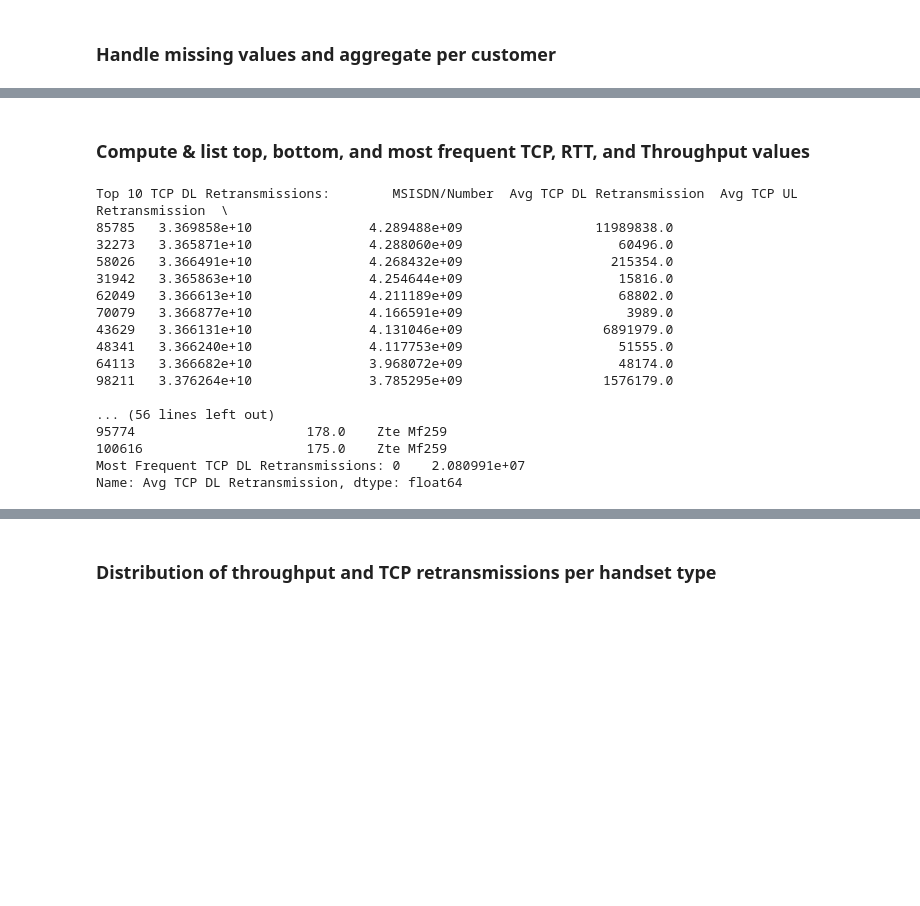
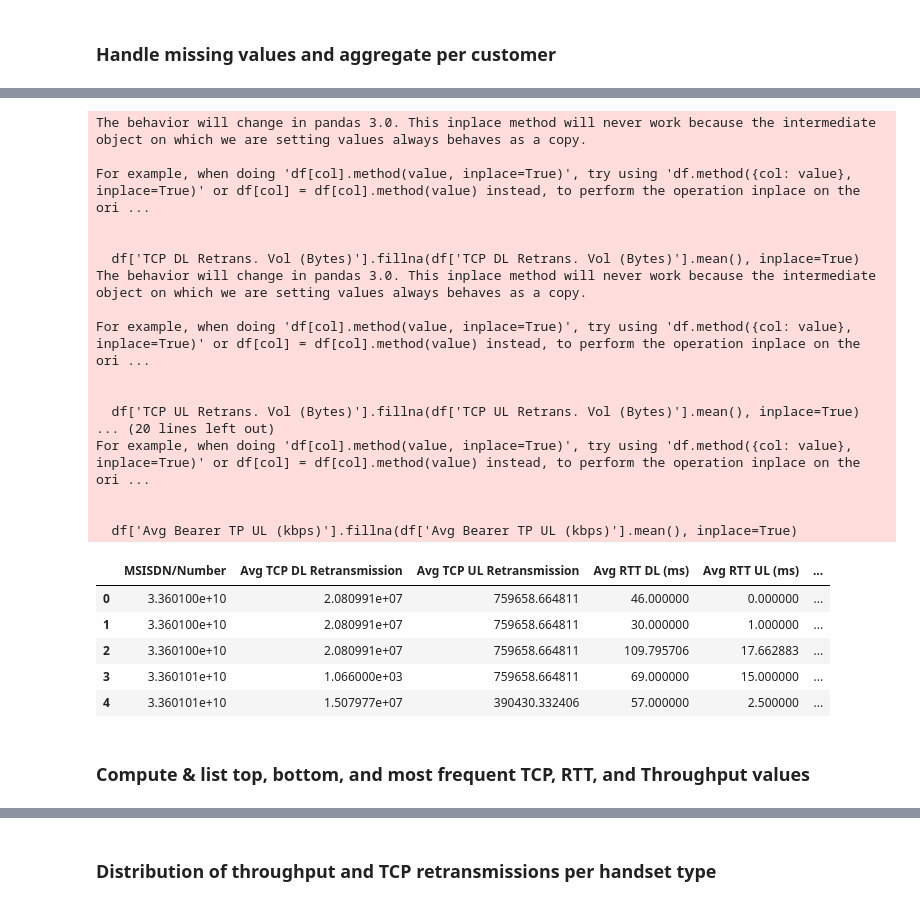
Before and after one commit to yohannestayez/Telecommunication-dataset-analysis, a Jupyter notebook: notebooks/Task3.ipynb, the cells around one changed output, grey strips where cells are left out. Cells and saved outputs as stored; diff of their text form; code cells hidden in the pictures; blank space fills up the shorter version.

```diff
--- a/notebooks/Task3.ipynb
+++ b/notebooks/Task3.ipynb
@@ -134,36 +41,29 @@ For example, when doing 'df[col].method(value, inplace=True)', try using 'df.met
+# %%
+agg_data = process_telecom_data(df)
+display(agg_data.head())
+# %% [output]
+The behavior will change in pandas 3.0. This inplace method will never work because the intermediate object on which we are setting values always behaves as a copy.
+
+For example, when doing 'df[col].method(value, inplace=True)', try using 'df.method({col: value}, inplace=True)' or df[col] = df[col].method(value) instead, to perform the operation inplace on the ori ...
+
+
+  df['TCP DL Retrans. Vol (Bytes)'].fillna(df['TCP DL Retrans. Vol (Bytes)'].mean(), inplace=True)
+The behavior will change in pandas 3.0. This inplace method will never work because the intermediate object on which we are setting values always behaves as a copy.
+
+For example, when doing 'df[col].method(value, inplace=True)', try using 'df.method({col: value}, inplace=True)' or df[col] = df[col].method(value) instead, to perform the operation inplace on the ori ...
+
+
+  df['TCP UL Retrans. Vol (Bytes)'].fillna(df['TCP UL Retrans. Vol (Bytes)'].mean(), inplace=True)
+... (20 lines left out)
+For example, when doing 'df[col].method(value, inplace=True)', try using 'df.method({col: value}, inplace=True)' or df[col] = df[col].method(value) instead, to perform the operation inplace on the ori ...
+
+
+  df['Avg Bearer TP UL (kbps)'].fillna(df['Avg Bearer TP UL (kbps)'].mean(), inplace=True)
+|  | MSISDN/Number | Avg TCP DL Retransmission | Avg TCP UL Retransmission | Avg RTT DL (ms) | Avg RTT UL (ms) | ... |
+| 0 | 3.360100e+10 | 2.080991e+07 | 759658.664811 | 46.000000 | 0.000000 | ... |
+| 1 | 3.360100e+10 | 2.080991e+07 | 759658.664811 | 30.000000 | 1.000000 | ... |
+| 2 | 3.360100e+10 | 2.080991e+07 | 759658.664811 | 109.795706 | 17.662883 | ... |
+| 3 | 3.360101e+10 | 1.066000e+03 | 759658.664811 | 69.000000 | 15.000000 | ... |
+| 4 | 3.360101e+10 | 1.507977e+07 | 390430.332406 | 57.000000 | 2.500000 | ... |
 # %% [markdown]
 ### Compute & list top, bottom, and most frequent TCP, RTT, and Throughput values
-# %%
-
-# Task 3.2 -
-
-# Top 10 TCP values
-top_tcp_dl = agg_data.nlargest(10, 'Avg TCP DL Retransmission')
-bottom_tcp_dl = agg_data.nsmallest(10, 'Avg TCP DL Retransmission')
-most_frequent_tcp_dl = agg_data['Avg TCP DL Retransmission'].mode()
-
-top_tcp_ul = agg_data.nlargest(10, 'Avg TCP UL Retransmission')
-bottom_tcp_ul = agg_data.nsmallest(10, 'Avg TCP UL Retransmission')
-most_frequent_tcp_ul = agg_data['Avg TCP UL Retransmission'].mode()
-
-print("Top 10 TCP DL Retransmissions:", top_tcp_dl)
-print("Bottom 10 TCP DL Retransmissions:", bottom_tcp_dl)
-print("Most Frequent TCP DL Retransmissions:", most_frequent_tcp_dl)
-# %% [output]
-Top 10 TCP DL Retransmissions:        MSISDN/Number  Avg TCP DL Retransmission  Avg TCP UL Retransmission  \
-85785   3.369858e+10               4.289488e+09                 11989838.0
-32273   3.365871e+10               4.288060e+09                    60496.0
-58026   3.366491e+10               4.268432e+09                   215354.0
-31942   3.365863e+10               4.254644e+09                    15816.0
-62049   3.366613e+10               4.211189e+09                    68802.0
-70079   3.366877e+10               4.166591e+09                     3989.0
-43629   3.366131e+10               4.131046e+09                  6891979.0
-48341   3.366240e+10               4.117753e+09                    51555.0
-64113   3.366682e+10               3.968072e+09                    48174.0
-98211   3.376264e+10               3.785295e+09                  1576179.0
-
-... (56 lines left out)
-95774                      178.0    Zte Mf259
-100616                     175.0    Zte Mf259
-Most Frequent TCP DL Retransmissions: 0    2.080991e+07
-Name: Avg TCP DL Retransmission, dtype: float64
```
Also changed, not shown: parts of 12 cells of this notebook, 1 other file.
